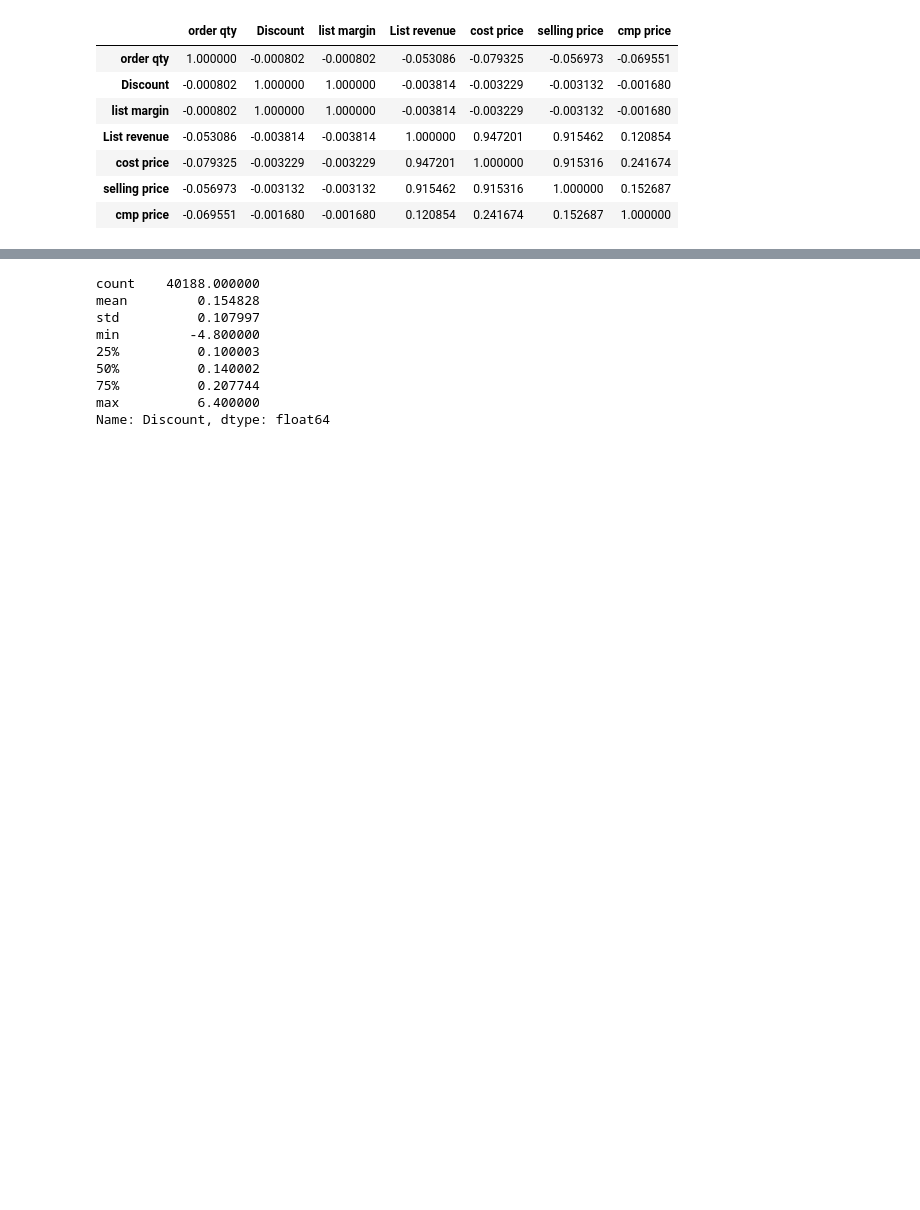
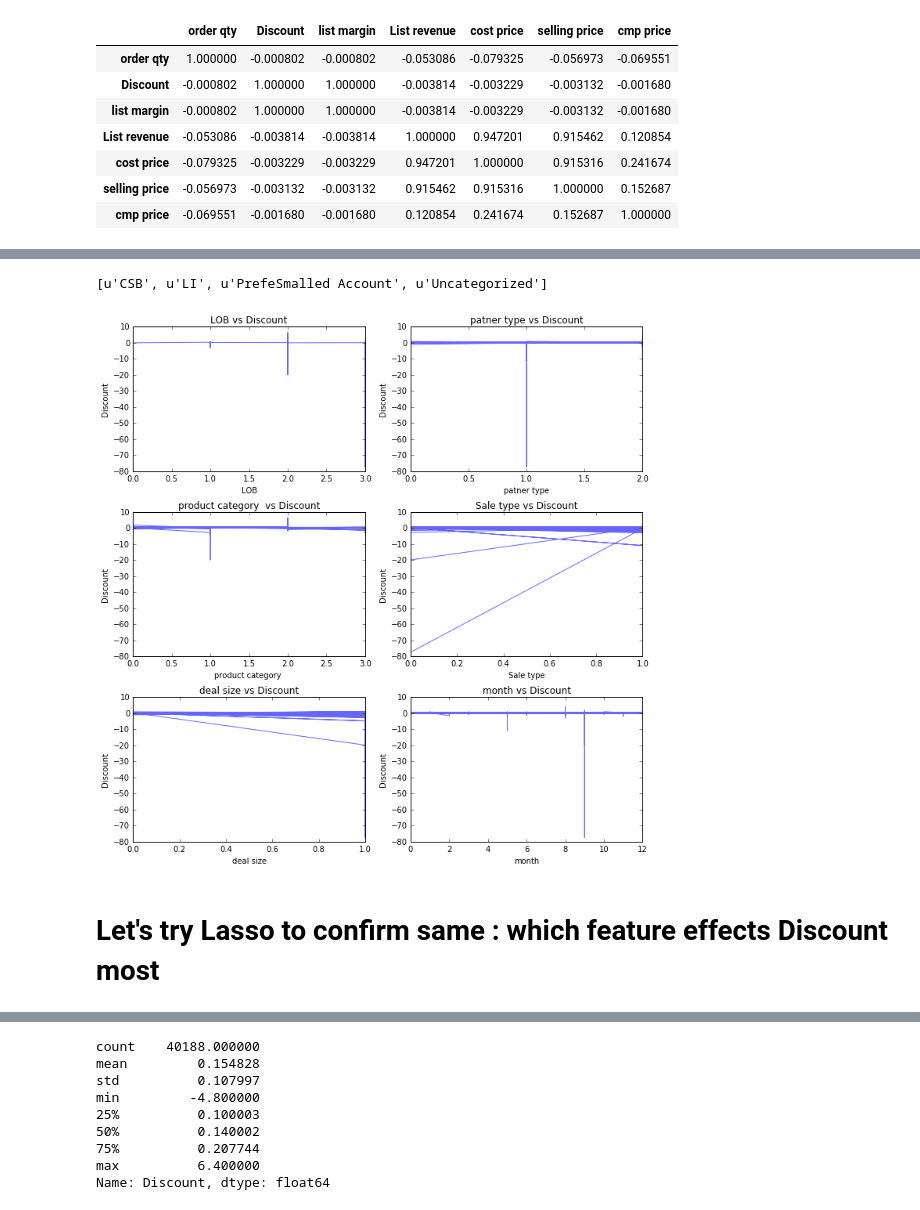
Before and after one commit to sahilmakkar1983/PocAndTrials, a Jupyter notebook: trials/python/Product_discount_analysis.ipynb, the cells around one changed output, grey strips where cells are left out. Saved outputs shown, nothing was run; the diff lists cells and outputs as text; code cells hidden in the pictures; blank space fills up the shorter version.

```diff
--- a/trials/python/Product_discount_analysis.ipynb
+++ b/trials/python/Product_discount_analysis.ipynb
@@ -122,0 +220,4 @@ CustomerDataTemp = CustomerDataTemp[-CustomerDataTemp['Discount'].isin(_b)]
+# %%
+columns = CustomerDataTemp.columns.values.tolist()
+#columns.remove('month')
+#columns
@@ -122,0 +333,16 @@ CustomerDataTemp = CustomerDataTemp[-CustomerDataTemp['Discount'].isin(_b)]
+# %%
+# Let's do some categorization encoding : It may be not be most appropriate step, but let's just try
+columns = CustomerDataTemp.columns.values.tolist()
+columns.remove('Discount')
+
+# Separate out Output : Discount
+Discount = CustomerDataTemp['Discount']
+CustomerDataTempEncoded = CustomerDataTemp[columns]
+
+# Let's encode the factors
+CustomerDataTempEncoded['month'] = pd.factorize(CustomerDataTempEncoded['month'])[0]
+CustomerDataTempEncoded['patner type'] = pd.factorize(CustomerDataTempEncoded['patner type'])[0]
+CustomerDataTempEncoded['LOB'] = pd.factorize(CustomerDataTempEncoded['LOB'])[0]
+CustomerDataTempEncoded['Sale type'] = pd.factorize(CustomerDataTempEncoded['Sale type'])[0]
+CustomerDataTempEncoded['deal size'] = pd.factorize(CustomerDataTempEncoded['deal size'])[0]
+CustomerDataTempEncoded['product category '] = pd.factorize(CustomerDataTempEncoded['product category '])[0]
@@ -122,0 +367,34 @@ CustomerDataTemp = CustomerDataTemp[-CustomerDataTemp['Discount'].isin(_b)]
+# %%
+pd.factorize(CustomerDataTemp['LOB'])[1].values.tolist()
+# %% [output]
+[u'CSB', u'LI', u'PrefeSmalled Account', u'Uncategorized']
+# %%
+#columnsForGroupBy = ['LOB', 'patner type', 'product category ', 'Sale type', 'deal size', 'month']
+f,((ax1,ax2),(ax3,ax4), (ax5,ax6))=plt.subplots(3,2,figsize=(10, 10))
+axis = [ax1, ax2, ax3, ax4,ax5,ax6]
+for oindex,oval in enumerate(columnsForGroupBy):
+    axis[oindex].plot(CustomerDataTempEncoded[oval],Discount,alpha=.6)
+    axis[oindex].set_title("{} vs Discount".format(oval))
+    axis[oindex].set_xlabel(oval)
+    axis[oindex].set_ylabel("Discount")
+    #axis[oindex].legend(pd.factorize(CustomerDataTemp[oval])[1].values.tolist())
+    #columns_temp = columns
+    ##a= CustomerData.groupby(oval)
+    '''
+    for index,val in enumerate(a.groups.keys()):
+        b=a.get_group(val)
+        #print("*"*80)
+        #print ("Correlation under group: {} and group-value : {}".format(oval,val))
+        corrInVarGroupByCases.loc[tableIndex] = [oval,val,b.corr()['Discount']['list margin']]
+        tableIndex +=1
+        #b.apply(lambda x: printCorrWithDiscount(x), axis=0)
+        #axis[index].matshow(a.get_group(val).corr())
+        #axis[index].set_title("{} : {}".format(oval,val))
+    '''
+plt.tight_layout()
+plt.savefig('CategoryVsDiscount.png', dpi=300)
+    #print (corrInVarGroupByCases)
+# %% [output]
+[figure, added]
+# %% [markdown]
+# Let's try Lasso to confirm same : which feature effects Discount most
```
Also changed, not shown: parts of 51 cells of this notebook.
